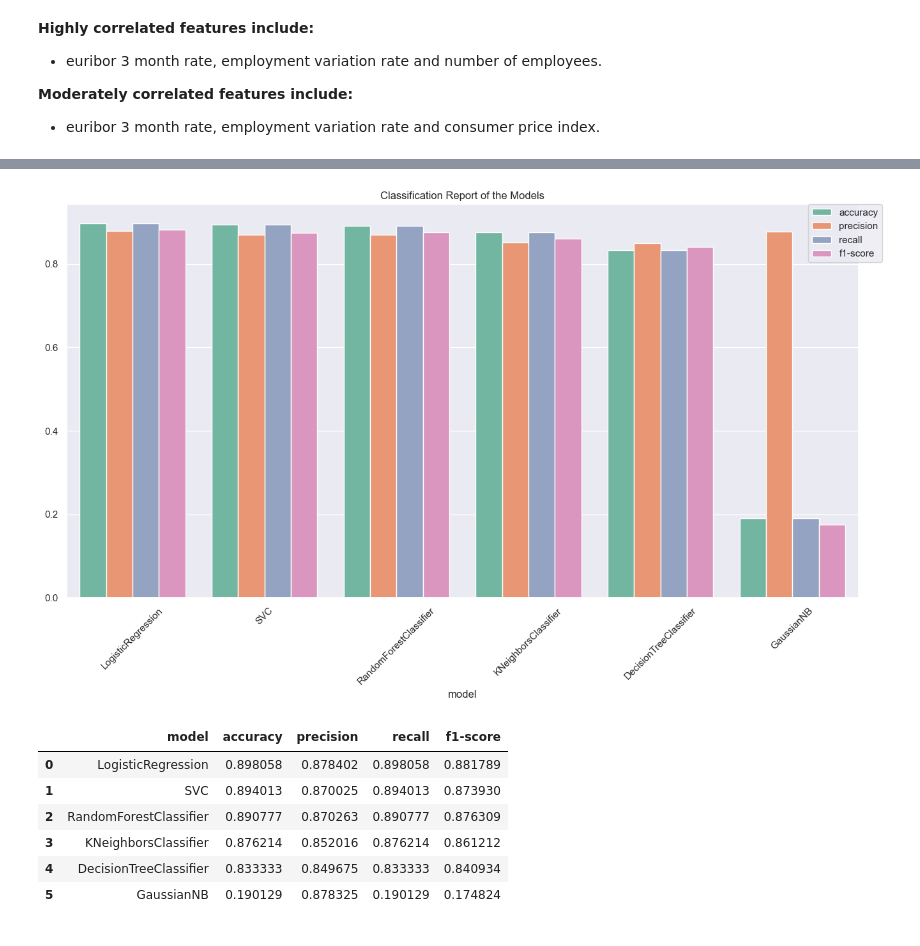
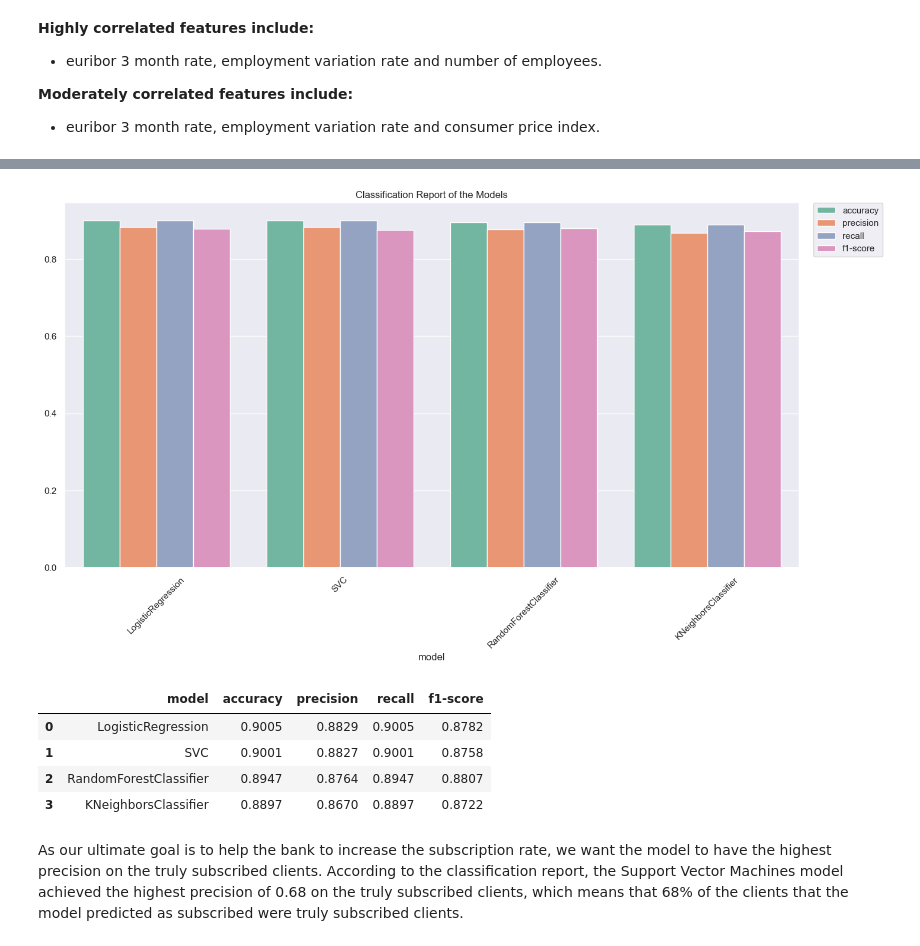
Before and after one commit to JielingChen/bank_marketing, a Jupyter notebook: Project #1 Bank Marketing.ipynb, the cells around one changed output, grey strips where cells are left out. Drawn from its saved outputs; the diff is of its cells as text; code cells hidden in the pictures.

```diff
--- a/Project #1 Bank Marketing.ipynb
+++ b/Project #1 Bank Marketing.ipynb
@@ -314,6 +322,6 @@ data.head()
 # %%
-# drop the age_range and duration columns
-data = data.drop(['age_range', 'duration'], axis=1)
+# drop the age_range and duration columns since the duration is not known before a call is performed
+data = data.drop(['age_range', 'duration', 'emp.var.rate'], axis=1)
 data.head()
 # %% [output]
 |  | age | job | marital | education | default | housing | loan | contact_type | month | day_of_week | ... |
@@ -325,5 +333,3 @@ data.head()
-# %%
-data = data.drop('emp.var.rate', axis=1)
 # %%
 from sklearn.preprocessing import StandardScaler
 from sklearn.model_selection import train_test_split, cross_val_score, KFold
@@ -361,10 +369,12 @@ rf = RandomForestClassifier(random_state=seed)
 svc = SVC(random_state=seed, probability=True)
 models = [gnb, lr, knn, tree, rf, svc]
 # %%
+# create df to store the cross validation results of each model
+cv_results = pd.DataFrame(columns=['model', 'cv_accuracy'])
+
 # cross validation
-cv_results = pd.DataFrame(columns=['model', 'cv_accuracy'])
 for model in models:
-    cv_results_accuracy = cross_val_score(model, X_train, y_train, cv=kf, scoring='accuracy')
+    cv_results_accuracy = cross_val_score(model, X_train, y_train, cv=kf, scoring='accuracy', n_jobs=-1)
     cv_results = pd.concat([cv_results,
                             pd.DataFrame({
                                 'model': [model.__class__.__name__],
@@ -392,3 +404,10 @@ plt.show()
+# %%
+# define the models to test
+lr = LogisticRegression(random_state=seed)
+knn = KNeighborsClassifier(n_neighbors=5)
+rf = RandomForestClassifier(random_state=seed)
+svc = SVC(random_state=seed, probability=True)
+models = [lr, knn, rf, svc]
 # %%
 # fit the models and predict
 # print the classification report of each model
@@ -435,28 +454,28 @@ weighted avg       0.87      0.89      0.87      1236
 # %%
 # plot the stacked barplot of the classification report
 report_melt = report.melt(id_vars='model',
                           value_vars=['accuracy' ,'precision', 'recall', 'f1-score'])
 
 fig, ax = plt.subplots(figsize=(16, 8))
 sns.barplot(x='model', y='value', hue='variable', data=report_melt, ax=ax, width=0.8)
 ax.set_ylabel('')
 ax.set_title('Classification Report of the Models')
 
 # rotate the xticks
 ax.set_xticklabels(ax.get_xticklabels(), rotation=45)
 
 # move the legend outside the plot
-ax.legend(bbox_to_anchor=(1.03, 1), borderaxespad=0)
+ax.legend(bbox_to_anchor=(1.02, 1), borderaxespad=0)
 
 plt.show()
 
-report
+report.round(4)
 # %% [output]
-[figure, old version]
+[figure, new version]
 |  | model | accuracy | precision | recall | f1-score |
-| 0 | LogisticRegression | 0.898058 | 0.878402 | 0.898058 | 0.881789 |
-| 1 | SVC | 0.894013 | 0.870025 | 0.894013 | 0.873930 |
-| 2 | RandomForestClassifier | 0.890777 | 0.870263 | 0.890777 | 0.876309 |
-| 3 | KNeighborsClassifier | 0.876214 | 0.852016 | 0.876214 | 0.861212 |
-| 4 | DecisionTreeClassifier | 0.833333 | 0.849675 | 0.833333 | 0.840934 |
-| 5 | GaussianNB | 0.190129 | 0.878325 | 0.190129 | 0.174824 |
+| 0 | LogisticRegression | 0.9005 | 0.8829 | 0.9005 | 0.8782 |
+| 1 | SVC | 0.9001 | 0.8827 | 0.9001 | 0.8758 |
+| 2 | RandomForestClassifier | 0.8947 | 0.8764 | 0.8947 | 0.8807 |
+| 3 | KNeighborsClassifier | 0.8897 | 0.8670 | 0.8897 | 0.8722 |
+# %% [markdown]
+As our ultimate goal is to help the bank to increase the subscription rate, we want the model to have the highest precision on the truly subscribed clients. According to the classification report, the Support Vector Machines model achieved the highest precision of 0.68 on the truly subscribed clients, which means that 68% of the clients that the model predicted as subscribed were truly subscribed clients.
```
Also changed, not shown: parts of 35 cells of this notebook.
